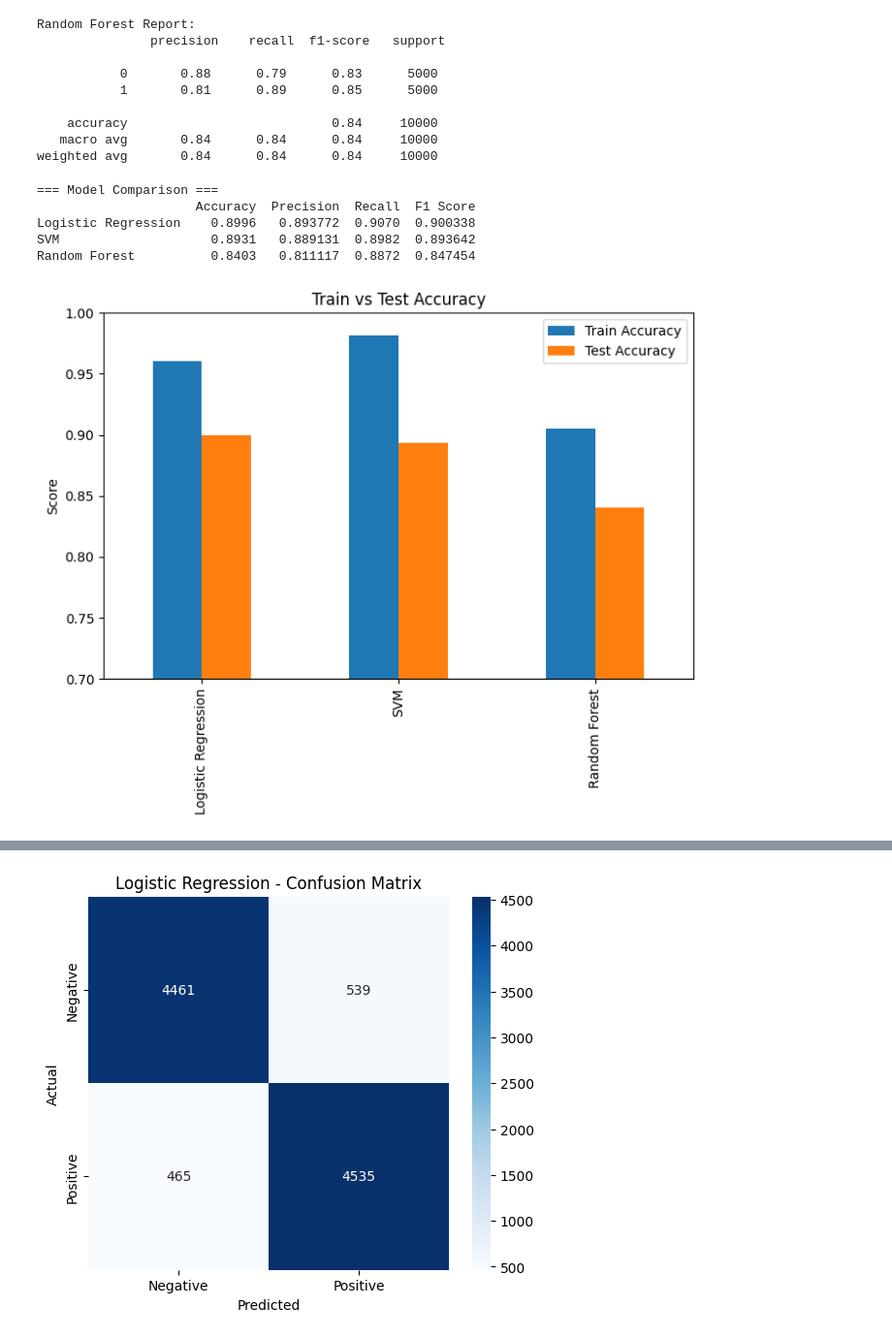
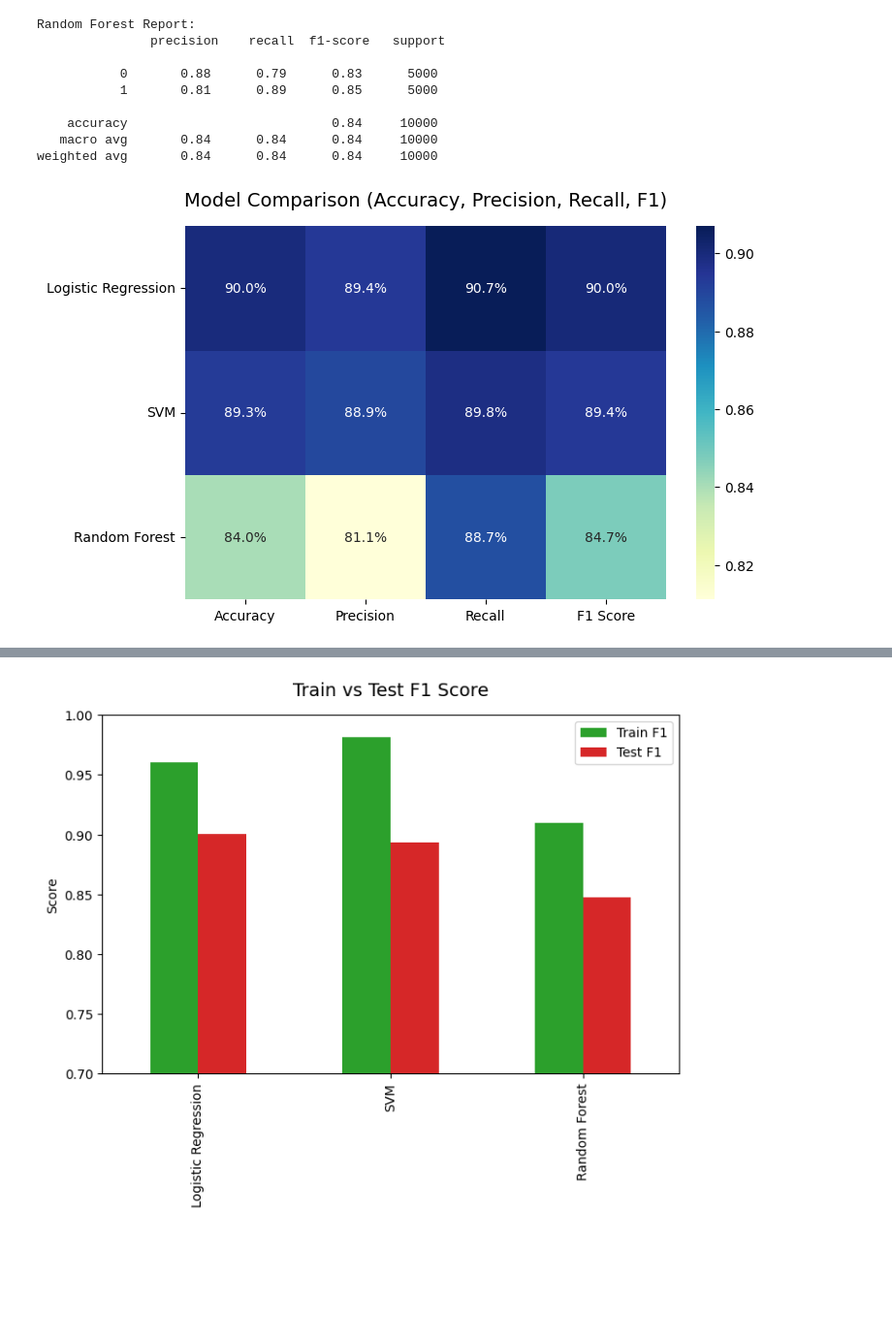
Before and after one commit to sid6dharth/Movie-Review-Sentiment-Classification, a Jupyter notebook: main.ipynb, the cells around one changed output, grey strips where cells are left out. Shown: that part at 97% size. Cells and saved outputs as stored; diff of their text form; code cells hidden in the pictures; blank space fills up the shorter version.

```diff
--- a/main.ipynb
+++ b/main.ipynb
@@ -142,9 +142,12 @@ results = {
 }
 
 results_df = pd.DataFrame(results, index=["Accuracy", "Precision", "Recall", "F1 Score"]).T
-print("=== Model Comparison ===")
-print(results_df)
 
+plt.figure(figsize=(8,5))
+sns.heatmap(results_df, annot=True, cmap="YlGnBu", fmt=".1%", cbar=True)
+plt.title("Model Comparison (Accuracy, Precision, Recall, F1)", fontsize=14, pad=15)
+plt.yticks(rotation=0)
+plt.show()
 
 perf = {
     "Logistic Regression": {
@@ -152,54 +155,52 @@ perf = {
         "Test Accuracy": accuracy_score(y_test, lr_pred),
         "Train F1": f1_score(y_train, lr_pipe.predict(X_train)),
         "Test F1": f1_score(y_test, lr_pred),
     },
     "SVM": {
         "Train Accuracy": accuracy_score(y_train, svm_pipe.predict(X_train)),
         "Test Accuracy": accuracy_score(y_test, svm_pred),
         "Train F1": f1_score(y_train, svm_pipe.predict(X_train)),
         "Test F1": f1_score(y_test, svm_pred),
     },
     "Random Forest": {
         "Train Accuracy": accuracy_score(y_train, rf_pipe.predict(X_train)),
         "Test Accuracy": accuracy_score(y_test, rf_pred),
         "Train F1": f1_score(y_train, rf_pipe.predict(X_train)),
         "Test F1": f1_score(y_test, rf_pred),
     }
 }
 
 perf_df = pd.DataFrame(perf).T
 
-perf_df[["Train Accuracy","Test Accuracy"]].plot(kind="bar", figsize=(8,5))
-plt.title("Train vs Test Accuracy")
+perf_df[["Train Accuracy","Test Accuracy"]].plot(kind="bar", figsize=(8,5), color=["#1f77b4","#ff7f0e"])
+plt.title("Train vs Test Accuracy", fontsize=14, pad=15)
 plt.ylabel("Score")
 plt.ylim(0.7,1.0)
 plt.show()
 
-perf_df[["Train F1","Test F1"]].plot(kind="bar", figsize=(8,5))
-plt.title("Train vs Test F1 Score")
+perf_df[["Train F1","Test F1"]].plot(kind="bar", figsize=(8,5), color=["#2ca02c","#d62728"])
+plt.title("Train vs Test F1 Score", fontsize=14, pad=15)
 plt.ylabel("Score")
 plt.ylim(0.7,1.0)
 plt.show()
 
+fig, axes = plt.subplots(1, 3, figsize=(18,5))
+for ax, (name, preds) in zip(axes, [
+    ("Logistic Regression", lr_pred),
+    ("SVM", svm_pred),
+    ("Random Forest", rf_pred)
+]):
+    cm = confusion_matrix(y_test, preds, normalize="true")
+    sns.heatmap(cm, annot=True, fmt=".1%", cmap="Blues",
+                xticklabels=['Negative','Positive'],
+                yticklabels=['Negative','Positive'],
+                cbar=True, ax=ax)
+    ax.set_title(f"{name}", fontsize=12, pad=10)
+    ax.set_xlabel("Predicted")
+    ax.set_ylabel("Actual")
 
-def plot_confusion_matrix(y_true, y_pred, model_name):
-    cm = confusion_matrix(y_true, y_pred)
-    plt.figure(figsize=(6,5))
-    sns.heatmap(cm, annot=True, fmt="d", cmap="Blues",
-                xticklabels=['Negative','Positive'],
-                yticklabels=['Negative','Positive'])
-    plt.title(f"{model_name} - Confusion Matrix")
-    plt.xlabel("Predicted")
-    plt.ylabel("Actual")
-    plt.show()
-
-plot_confusion_matrix(y_test, lr_pred, "Logistic Regression")
-plot_confusion_matrix(y_test, svm_pred, "SVM")
-plot_confusion_matrix(y_test, rf_pred, "Random Forest")
+plt.suptitle("Confusion Matrices", fontsize=16, y=1.05)
+plt.tight_layout()
+plt.show()
 # %% [output]
-=== Model Comparison ===
-                     Accuracy  Precision  Recall  F1 Score
-Logistic Regression    0.8996   0.893772  0.9070  0.900338
-SVM                    0.8931   0.889131  0.8982  0.893642
-Random Forest          0.8403   0.811117  0.8872  0.847454
-[figure, old version]
+[figure, new version]
@@ -207 +208 @@ Random Forest          0.8403   0.811117  0.8872  0.847454
-[figure, old version]
+[figure, new version]
```
Also changed, not shown: parts of 1 cell of this notebook.
